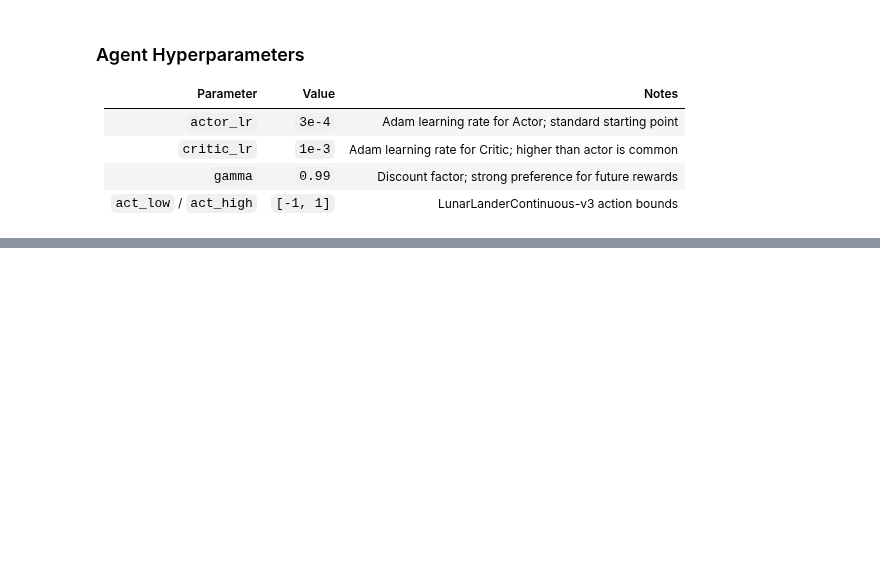
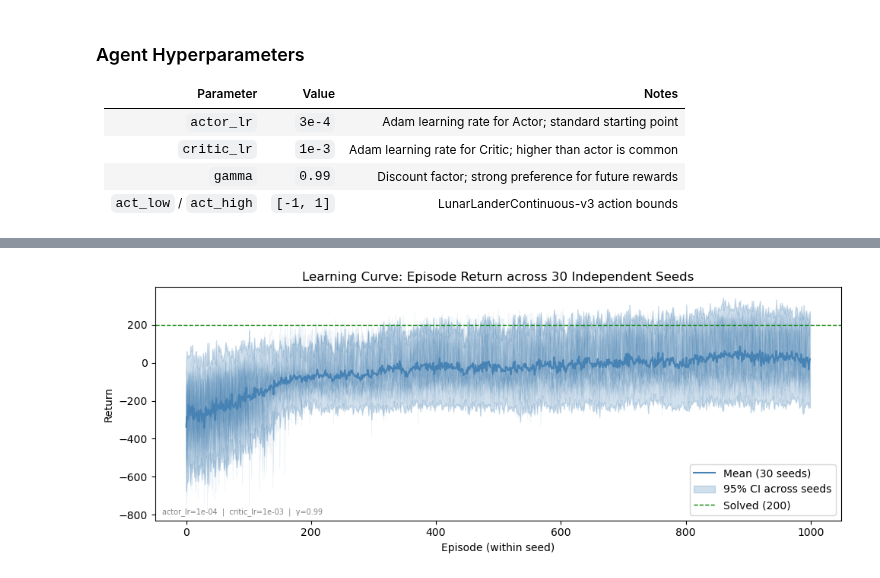
Before and after one commit to craig-rudman/MSDS684, a Jupyter notebook: W6/ipynb/development.ipynb, the cells around one changed output, grey strips where cells are left out. Cells and saved outputs as stored; diff of their text form; code cells hidden in the pictures; blank space fills up the shorter version.

Commit message:
Final run
Implements ensemble voting, hyperparameter changes.

```diff
--- a/W6/ipynb/development.ipynb
+++ b/W6/ipynb/development.ipynb
@@ -8,6 +8,12 @@
 # %%
 import warnings
 warnings.filterwarnings("ignore")
+# %%
+import glob, os
+
+for f in glob.glob("../data/*.*") + glob.glob("../img/*.*"):
+    os.remove(f)
+    print(f"removed {f}")
 # %%
 # Project Structure
 # DONE: Establish /src, /test, /data, /img directory layout
@@ -301,0 +481,41 @@ print(df[["episode", "step", "reward", "td_error", "entropy", "x", "y", "angle"]
+# %%
+# --- hyperparameter subtitle drawn from CSV columns ---
+r = df.iloc[0]
+params_str = (
+    f"actor_lr={r['actor_lr']:.0e}  |  "
+    f"critic_lr={r['critic_lr']:.0e}  |  "
+    f"γ={r['gamma']:.2f}"
+)
+
+IMG_DIR = "../img"
+os.makedirs(IMG_DIR, exist_ok=True)
+# %%
+# ── Plot 1: Learning curve across seeds ───────────────────────────────────────
+ep_returns = (
+    df.groupby(["label", "episode"])["episode_return"]
+    .first()
+    .unstack(level=0)
+)
+n_seeds  = ep_returns.shape[1]
+mean_ret = ep_returns.mean(axis=1)
+std_ret  = ep_returns.std(axis=1)
+episodes = ep_returns.index
+
+fig, ax = plt.subplots(figsize=(10, 4))
+for col in ep_returns.columns:
+    ax.plot(episodes, ep_returns[col], alpha=0.1, color="steelblue", linewidth=0.5)
+ax.plot(episodes, mean_ret, color="steelblue", linewidth=1.5, label=f"Mean ({n_seeds} seeds)")
+ax.fill_between(episodes,
+                mean_ret - 1.96 * std_ret,
+                mean_ret + 1.96 * std_ret,
+                alpha=0.25, color="steelblue", label="95% CI across seeds")
+ax.axhline(200, color="green", linestyle="--", linewidth=1, label="Solved (200)")
+ax.set_xlabel("Episode (within seed)"); ax.set_ylabel("Return")
+ax.set_title(f"Learning Curve: Episode Return across {n_seeds} Independent Seeds")
+ax.legend(loc="lower right")
+ax.text(0.01, 0.02, params_str, transform=ax.transAxes, ha="left", va="bottom", fontsize=7, color="gray")
+plt.tight_layout()
+plt.savefig(f"{IMG_DIR}/return_per_episode.png", dpi=150, bbox_inches="tight")
+plt.show()
+# %% [output]
+[figure, added]
```
Also changed, not shown: parts of 22 cells of this notebook, 23 other files.
